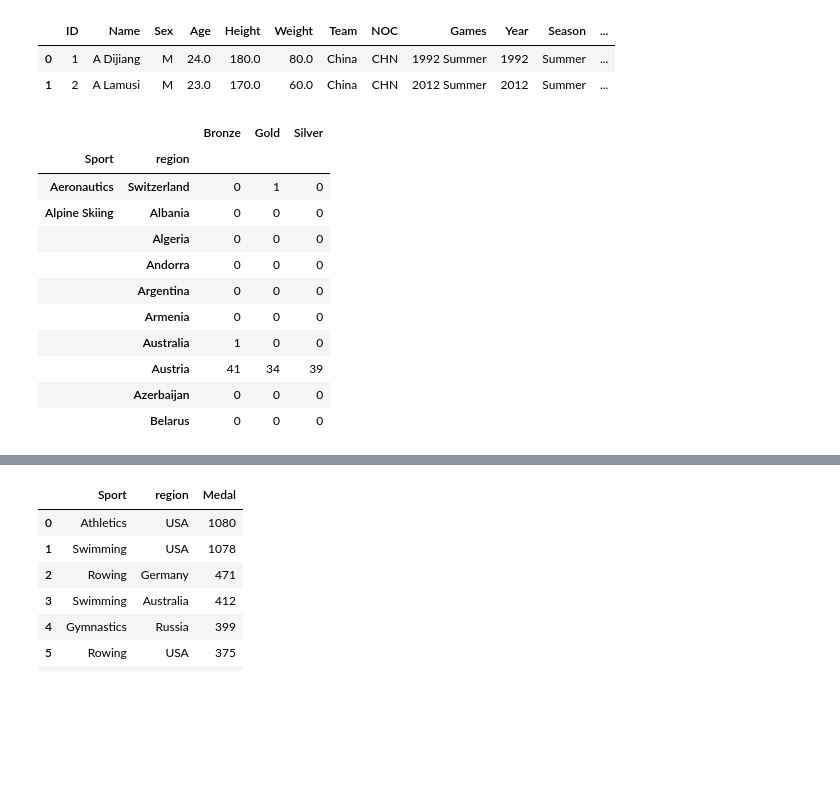
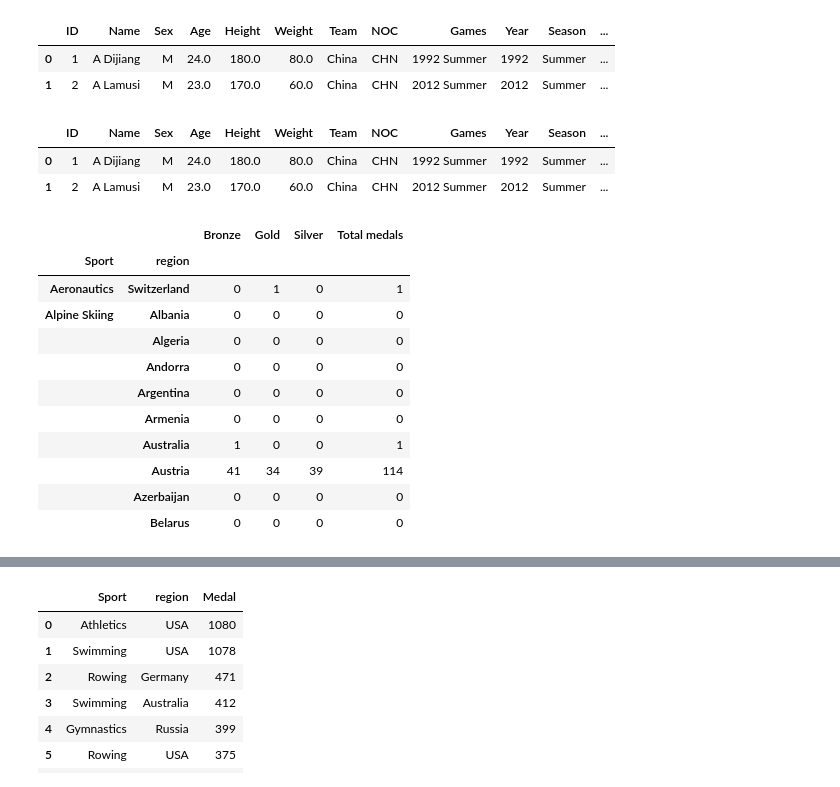
Before and after one commit to VineelaNedunuri/Databehandling-Vineela-Nedunuri, a Jupyter notebook: Project/Uppgift 2.ipynb, the cells around one changed output, grey strips where cells are left out. Drawn from its saved outputs; the diff is of its cells as text; code cells hidden in the pictures; blank space fills up the shorter version.

```diff
--- a/Project/Uppgift 2.ipynb
+++ b/Project/Uppgift 2.ipynb
@@ -69,19 +69,27 @@ df_medals2.head(2)
 |  | ID | Name | Sex | Age | Height | Weight | Team | NOC | Games | Year | Season | ... |
 | 0 | 1 | A Dijiang | M | 24.0 | 180.0 | 80.0 | China | CHN | 1992 Summer | 1992 | Summer | ... |
 | 1 | 2 | A Lamusi | M | 23.0 | 170.0 | 60.0 | China | CHN | 2012 Summer | 2012 | Summer | ... |
+# %%
+# Add Total medals column to dataframe
+df_medals2["Total medals"] = df_medals2["Bronze"] + df_medals2["Gold"]+ df_medals2["Silver"]
+df_medals2.head(2)
+# %% [output]
+|  | ID | Name | Sex | Age | Height | Weight | Team | NOC | Games | Year | Season | ... |
+| 0 | 1 | A Dijiang | M | 24.0 | 180.0 | 80.0 | China | CHN | 1992 Summer | 1992 | Summer | ... |
+| 1 | 2 | A Lamusi | M | 23.0 | 170.0 | 60.0 | China | CHN | 2012 Summer | 2012 | Summer | ... |
 # %%
-df =  df_medals2.groupby(["Sport","region"])[["Bronze","Gold","Silver"]].sum()
+df =  df_medals2.groupby(["Sport","region"])[["Bronze","Gold","Silver","Total medals"]].sum()
 df.head(10)
 # %% [output]
-|  |  | Bronze | Gold | Silver |
-| Sport | region |  |  |  |
-| Aeronautics | Switzerland | 0 | 1 | 0 |
-| Alpine Skiing | Albania | 0 | 0 | 0 |
-|  | Algeria | 0 | 0 | 0 |
-|  | Andorra | 0 | 0 | 0 |
-|  | Argentina | 0 | 0 | 0 |
-|  | Armenia | 0 | 0 | 0 |
-|  | Australia | 1 | 0 | 0 |
-|  | Austria | 41 | 34 | 39 |
-|  | Azerbaijan | 0 | 0 | 0 |
-|  | Belarus | 0 | 0 | 0 |
+|  |  | Bronze | Gold | Silver | Total medals |
+| Sport | region |  |  |  |  |
+| Aeronautics | Switzerland | 0 | 1 | 0 | 1 |
+| Alpine Skiing | Albania | 0 | 0 | 0 | 0 |
+|  | Algeria | 0 | 0 | 0 | 0 |
+|  | Andorra | 0 | 0 | 0 | 0 |
+|  | Argentina | 0 | 0 | 0 | 0 |
+|  | Armenia | 0 | 0 | 0 | 0 |
+|  | Australia | 1 | 0 | 0 | 1 |
+|  | Austria | 41 | 34 | 39 | 114 |
+|  | Azerbaijan | 0 | 0 | 0 | 0 |
+|  | Belarus | 0 | 0 | 0 | 0 |
```
Also changed, not shown: parts of 3 cells of this notebook.
